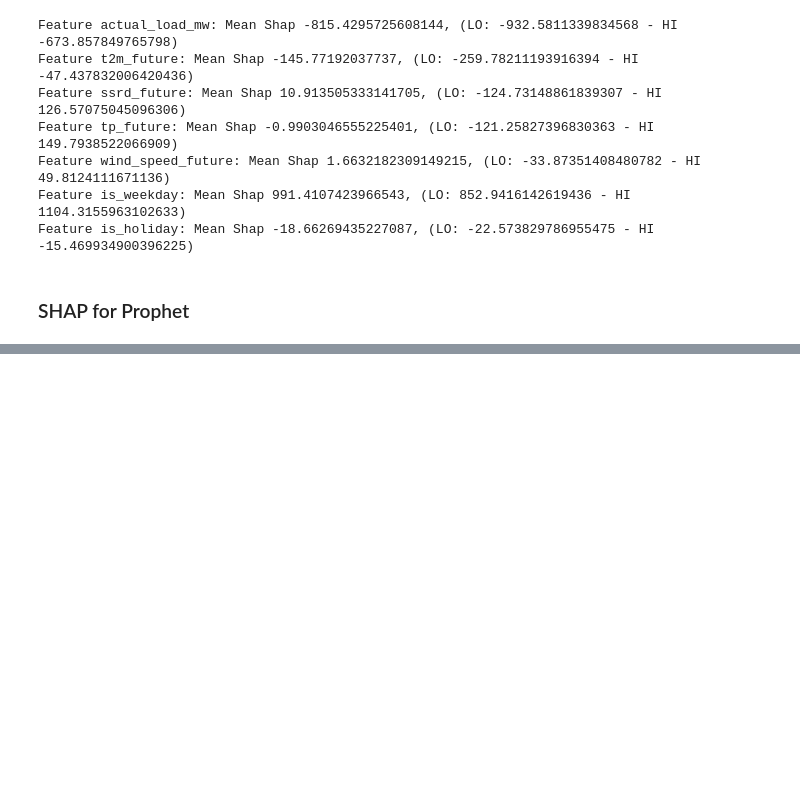
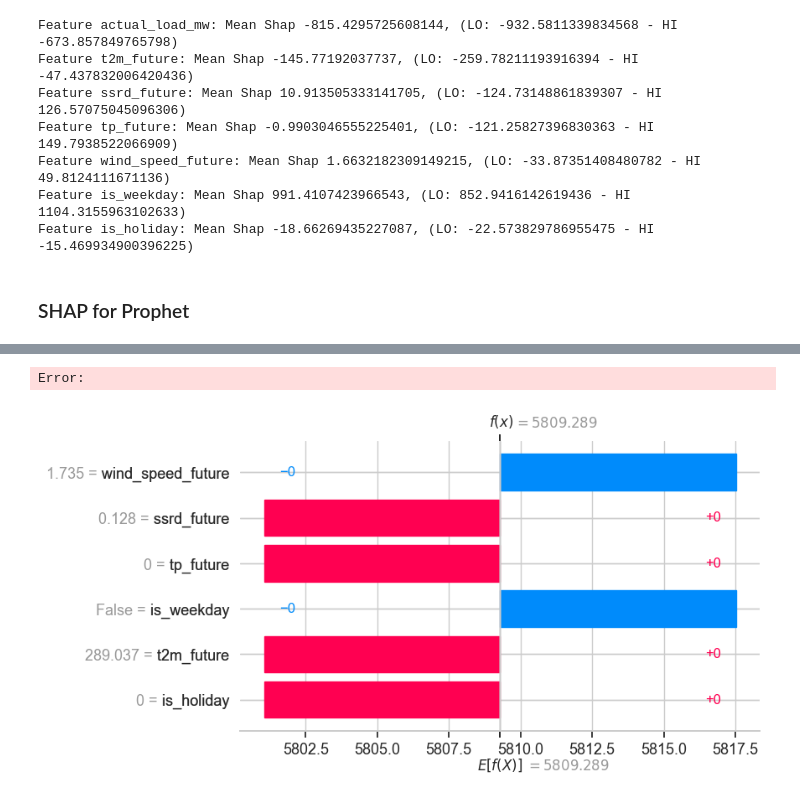
Before and after one commit to LucasHausi/probabilistic-load-forecast-project, a Jupyter notebook: notebooks/performance/model_shap.ipynb, the cells around one changed output, grey strips where cells are left out. Drawn from its saved outputs; the diff is of its cells as text; code cells hidden in the pictures; blank space fills up the shorter version.

```diff
--- a/notebooks/performance/model_shap.ipynb
+++ b/notebooks/performance/model_shap.ipynb
@@ -243,3 +241,7 @@ Feature is_weekday: Mean Shap 991.4107423966543, (LO: 852.9416142619436 - HI 110
 Feature is_holiday: Mean Shap -18.66269435227087, (LO: -22.573829786955475 - HI -15.469934900396225)
 # %% [markdown]
 ### SHAP for Prophet
+# %%
+raw_data = pd.read_parquet(DATA_PATH /  "data_combined.parquet")
+
+raw_data.head()
@@ -245,0 +304,60 @@ Feature is_holiday: Mean Shap -18.66269435227087, (LO: -22.573829786955475 - HI
+# %%
+class ProhpetFeatureMasker():
+    def __init__(self, background_df, target):
+        self.bg = background_df
+
+        self.input_cols = background_df.columns
+        self.reg_cols = [c for c in self.bg.columns if c not in ["ds", target]]
+
+        self.shape = (1, len(self.reg_cols))
+
+    def __call__(self, mask, x):
+        x_row = pd.DataFrame([x], columns=self.input_cols)
+
+        mask = np.asarray(mask, dtype=bool).ravel()
+
+        masked = pd.concat([x_row] * len(self.bg), ignore_index=True)
+
+        for col, keep in zip(self.reg_cols, mask):
+            if not keep: # all false values in the mask indicate a feature to mask
+                masked.loc[:, col] = self.bg.loc[:, col].to_numpy()
+
+        return masked
+
+
+def prophet_predict_fn_for_shap(x_np, input_cols, ds):
+    x_df = pd.DataFrame(x_np, columns=input_cols)
+    x_df["ds"] = pd.to_datetime(np.repeat(ds, len(x_df)))
+
+    y_hat = prophet_model.predict(x_df)["yhat"].values
+
+
+    return y_hat
+
+i = 1
+prophet_df = preprocess_to_prophet_df(test_df, target="actual_load_mw")
+
+ds=prophet_df["ds"].iloc[i]
+
+prophet_predict_fn = partial(
+    prophet_predict_fn_for_shap,
+    ds=ds,
+    input_cols= ['t2m_future', 'ssrd_future', 'tp_future', 'wind_speed_future',
+       'is_weekday', 'is_holiday']#prophet_df.columns
+)
+
+prophet_masker = ProhpetFeatureMasker(
+    background_df=prophet_df.iloc[:100].drop(columns=["y","ds"]),
+    target="y"
+)
+
+prophet_explainer = shap.Explainer(prophet_predict_fn, masker=prophet_masker, algorithm="exact")
+# %% [output]
+Error:
+# %%
+prophet_shap_values = prophet_explainer(prophet_df.iloc[[i]].drop(columns=["y","ds"]))
+prophet_shap_values
+# %%
+shap.plots.waterfall(prophet_shap_values[0])
+# %% [output]
+[figure, added]
```
Also changed, not shown: parts of 8 cells of this notebook.
